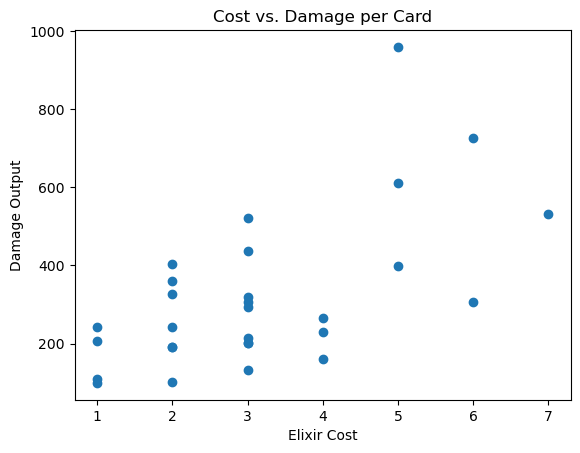
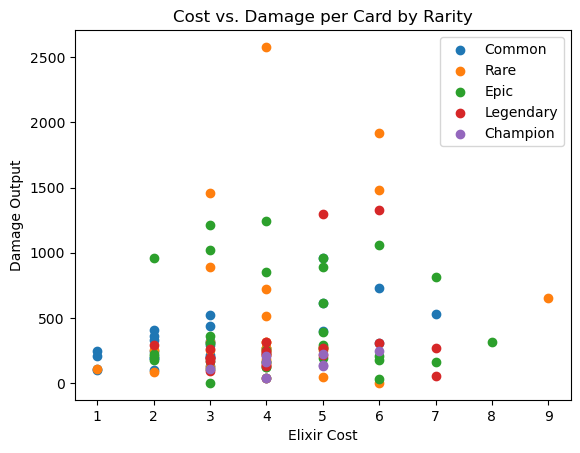
The change to this notebook cell's code, shown as a diff; its figure went from the first image to the second:
--- before
+++ after
@@ -1,8 +1,12 @@
 # Graphing bivariate relationships
 
-plt.scatter(x = cards.loc[cards['rarity'] == 'common']['elixirCost'], y = cards.loc[cards['rarity'] == 'common']['damage11'])
-plt.scatter(x = cards.loc[cards['rarity'] == 'common']['elixirCost'], y = cards.loc[cards['rarity'] == 'common']['damage11'])
-plt.title('Cost vs. Damage per Card')
+rarities = ['Common', 'Rare', 'Epic', 'Legendary', 'Champion']
+for i in np.arange(5):
+    plt.scatter(x = cards.loc[cards['rarity'] == i]['elixirCost'],
+                y = cards.loc[cards['rarity'] == i]['damage11'],
+                label = rarities[i])
+plt.title('Cost vs. Damage per Card by Rarity')
 plt.xlabel('Elixir Cost')
 plt.ylabel('Damage Output')
+plt.legend()
 plt.show()

Commit: graphs